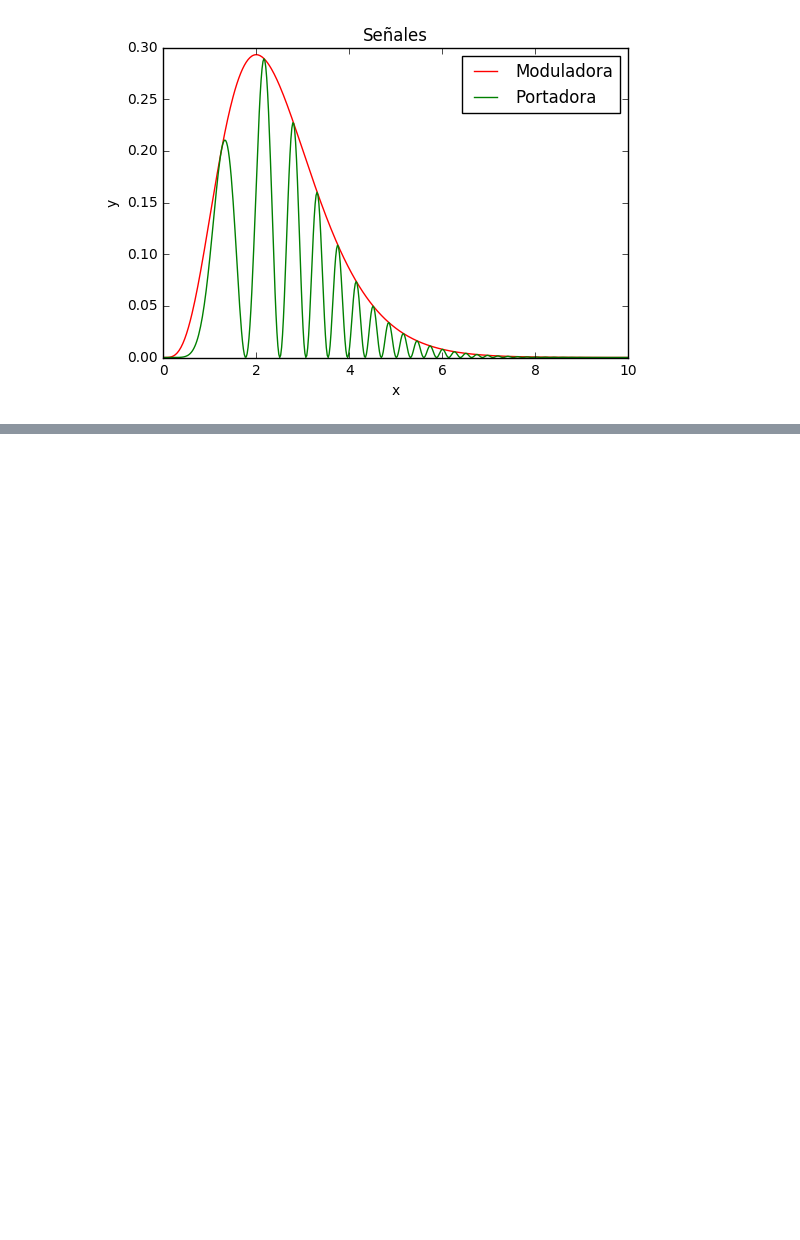
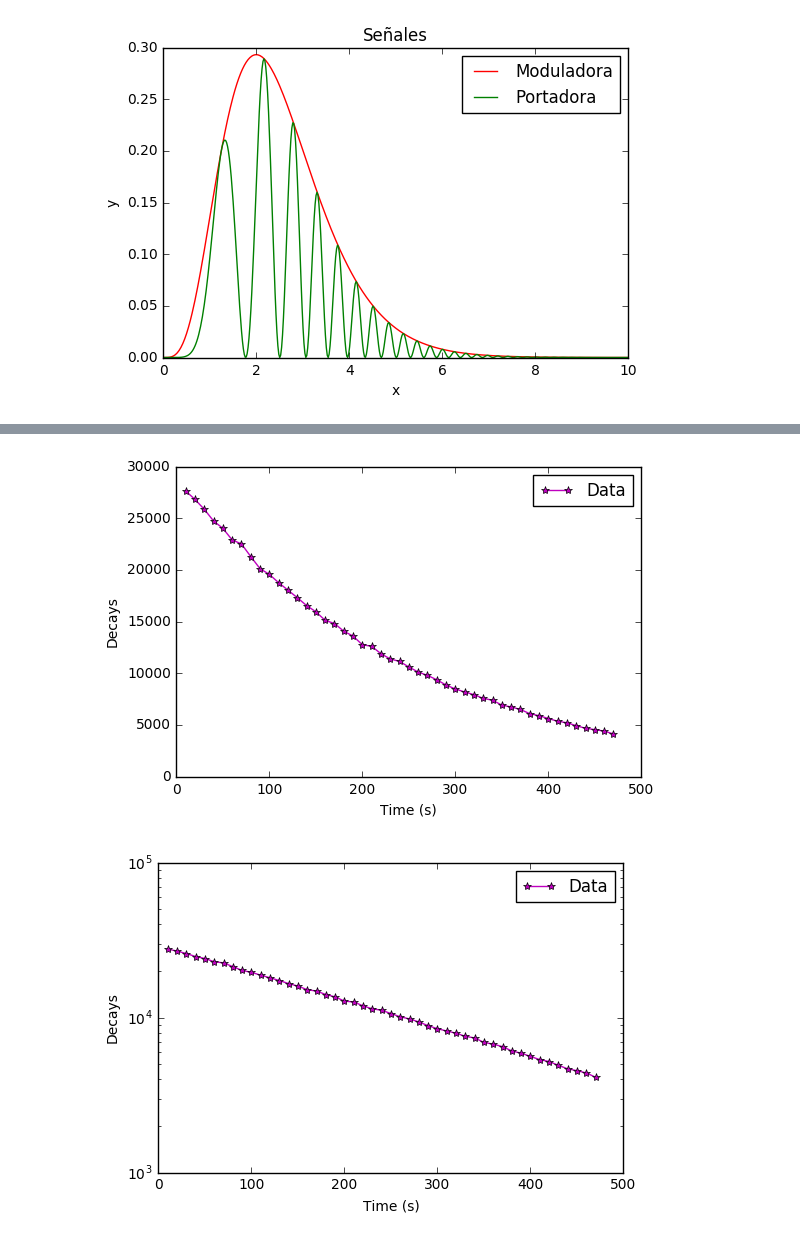
Before and after one commit to ignaciop/python_varios, a Jupyter notebook: playground.ipynb, the cells around one changed output, grey strips where cells are left out. Cells and saved outputs as stored; diff of their text form; code cells hidden in the pictures; blank space fills up the shorter version.

```diff
--- a/playground.ipynb
+++ b/playground.ipynb
@@ -18,0 +39,19 @@ plt.show()
+# %%
+decays, time = np.loadtxt('./files/Ba137.txt', unpack=True)
+
+plt.figure()
+plt.plot(time, decays, 'm-*', label='Data')
+plt.xlabel('Time (s)')
+plt.ylabel('Decays')
+plt.legend(loc='best')
+plt.show()
+
+plt.figure()
+plt.semilogy(time, decays, 'm-*', label='Data')
+plt.xlabel('Time (s)')
+plt.ylabel('Decays')
+plt.legend(loc='best')
+plt.show()
+# %% [output]
+[figure, added]
+[figure, added]
```
Also changed, not shown: parts of 15 cells of this notebook, 4 other files.
